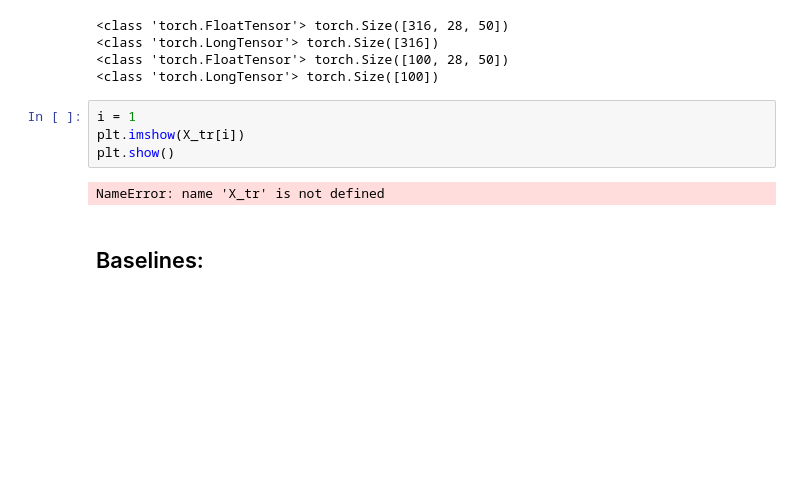
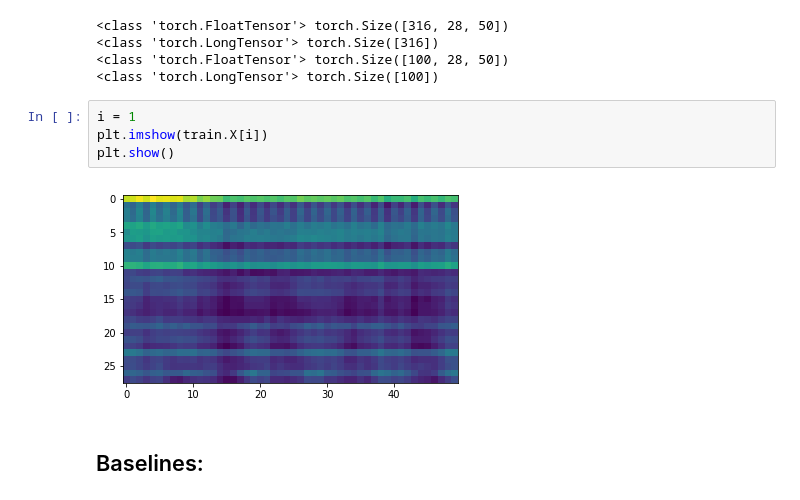
Before and after one commit to NiccoloSacchi/predict-finger-movement, a Jupyter notebook: mini-project1.ipynb, the cells around one changed output. Drawn from its saved outputs; the diff is of its cells as text; blank space fills up the shorter version.

```diff
--- a/mini-project1.ipynb
+++ b/mini-project1.ipynb
@@ -58,10 +74,10 @@ print(str(type(test.y)), test.y.size())
 <class 'torch.LongTensor'> torch.Size([100])
 # %%
 i = 1
-plt.imshow(X_tr[i])
+plt.imshow(train.X[i])
 plt.show()
 # %% [output]
-NameError: name 'X_tr' is not defined
+[figure, added]
 # %% [markdown]
 ## Baselines:
 # %% [markdown]
```
Also changed, not shown: parts of 19 cells of this notebook, 3 other files.
